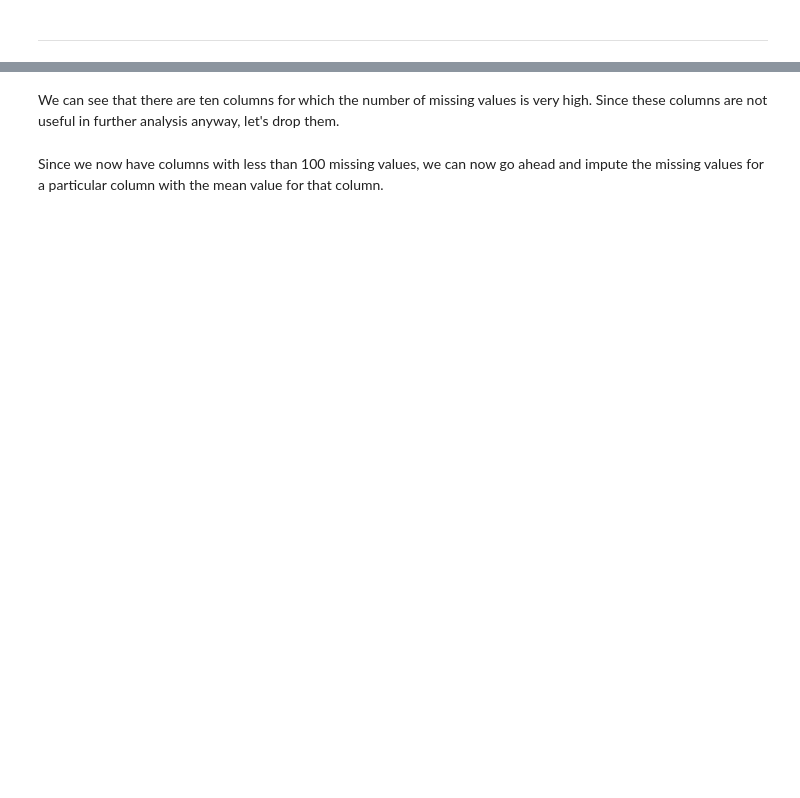
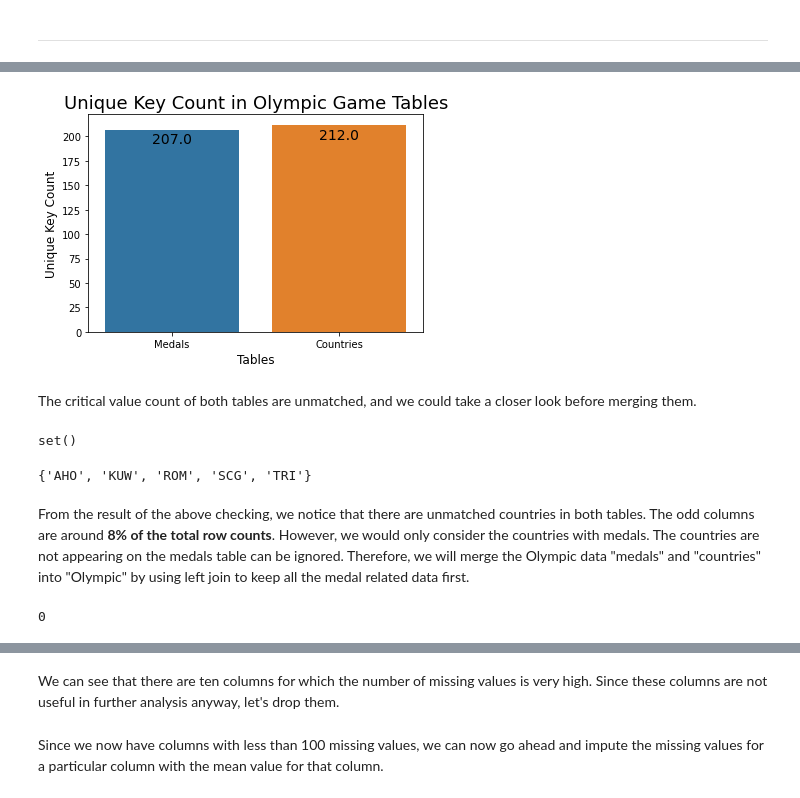
Before and after one commit to billychoy/Descriptive-Analysis-World-Happiness-Index-and-Olympic-Game, a Jupyter notebook: World Happiest Index and Olympic Game.ipynb, the cells around one changed output, grey strips where cells are left out. Cells and saved outputs as stored; diff of their text form; code cells hidden in the pictures; blank space fills up the shorter version.

```diff
--- a/World Happiest Index and Olympic Game.ipynb
+++ b/World Happiest Index and Olympic Game.ipynb
@@ -861,0 +496,35 @@ combined.drop('total_students', axis=1, inplace=True)
+# %%
+table = ['Medals','Countries']
+unique_key = [medals['nationality'].nunique(),countries['code'].nunique()]
+plots = sns.barplot(x=table, y=unique_key)
+for bar in plots.patches:
+    plots.annotate(bar.get_height(),
+                   (bar.get_x() + bar.get_width() / 2,
+                    bar.get_height()), ha='center', va='center',
+                   size=14, xytext=(0, -10),
+                   textcoords='offset points')
+plt.xlabel("Tables", size=12)
+plt.ylabel("Unique Key Count", size=12)
+plt.title("Unique Key Count in Olympic Game Tables", size=18)
+plt.show()
+# %% [output]
+[figure, added]
+# %% [markdown]
+The critical value count of both tables are unmatched, and we could take a closer look before merging them.
+# %%
+set(medals['nationality'].unique())-set(countries['code'].unique())
+# %% [output]
+set()
+# %%
+set(countries['code'].unique())-set(medals['nationality'].unique())
+# %% [output]
+{'AHO', 'KUW', 'ROM', 'SCG', 'TRI'}
+# %% [markdown]
+From the result of the above checking, we notice that there are unmatched countries in both tables. The odd columns are around __8% of the total row counts__. However, we would only consider the countries with medals. The countries are not appearing on the medals table can be ignored. Therefore, we will merge the Olympic data "medals" and "countries" into "Olympic" by using left join to keep all the medal related data first.
+# %%
+olympic = pd.merge(medals, countries, how='inner',
+                   left_on='nationality', right_on='code')
+##check any duplicated rows
+len(olympic) - olympic['nationality'].nunique()
+# %% [output]
+0
```
Also changed, not shown: parts of 202 cells of this notebook.
